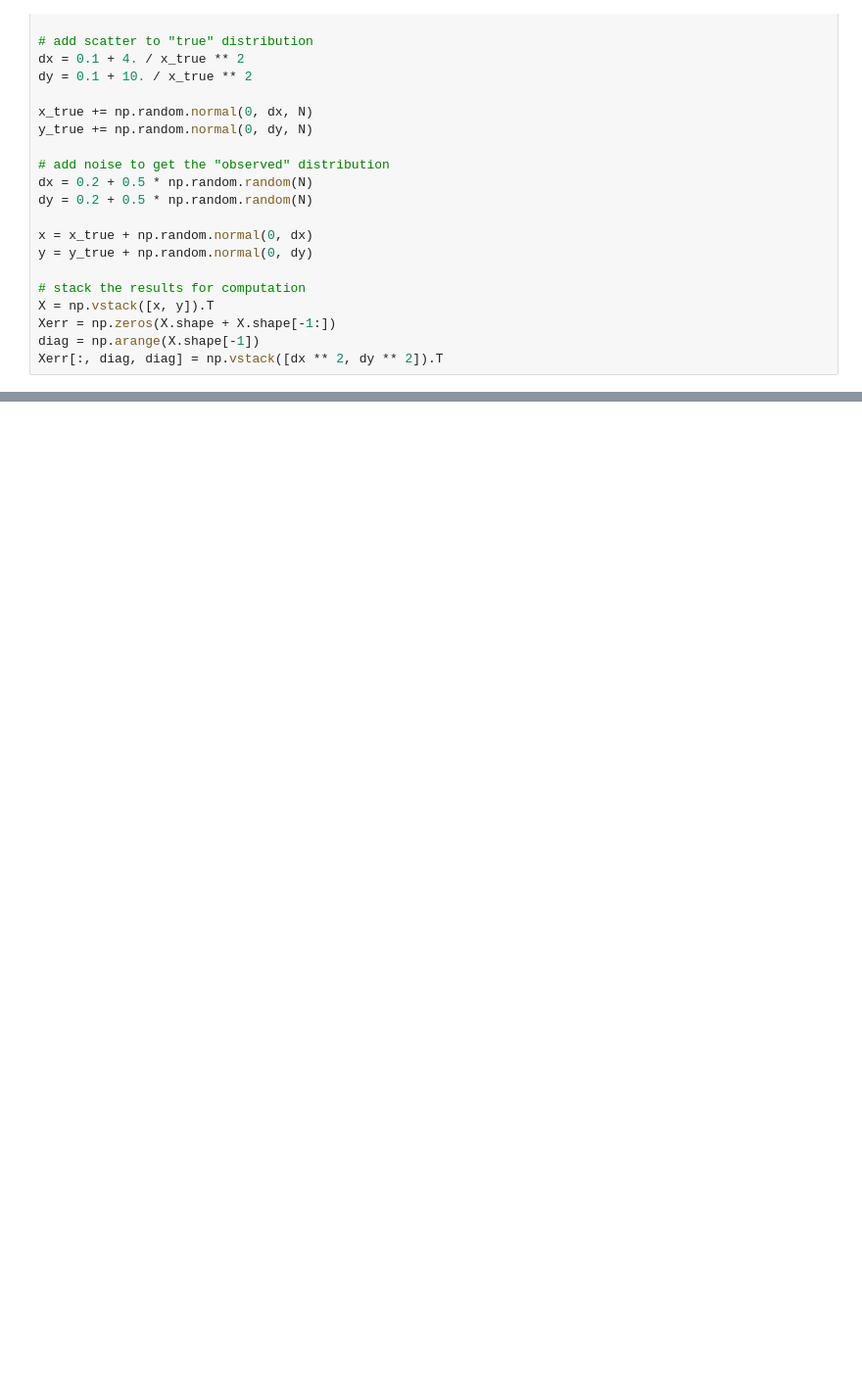
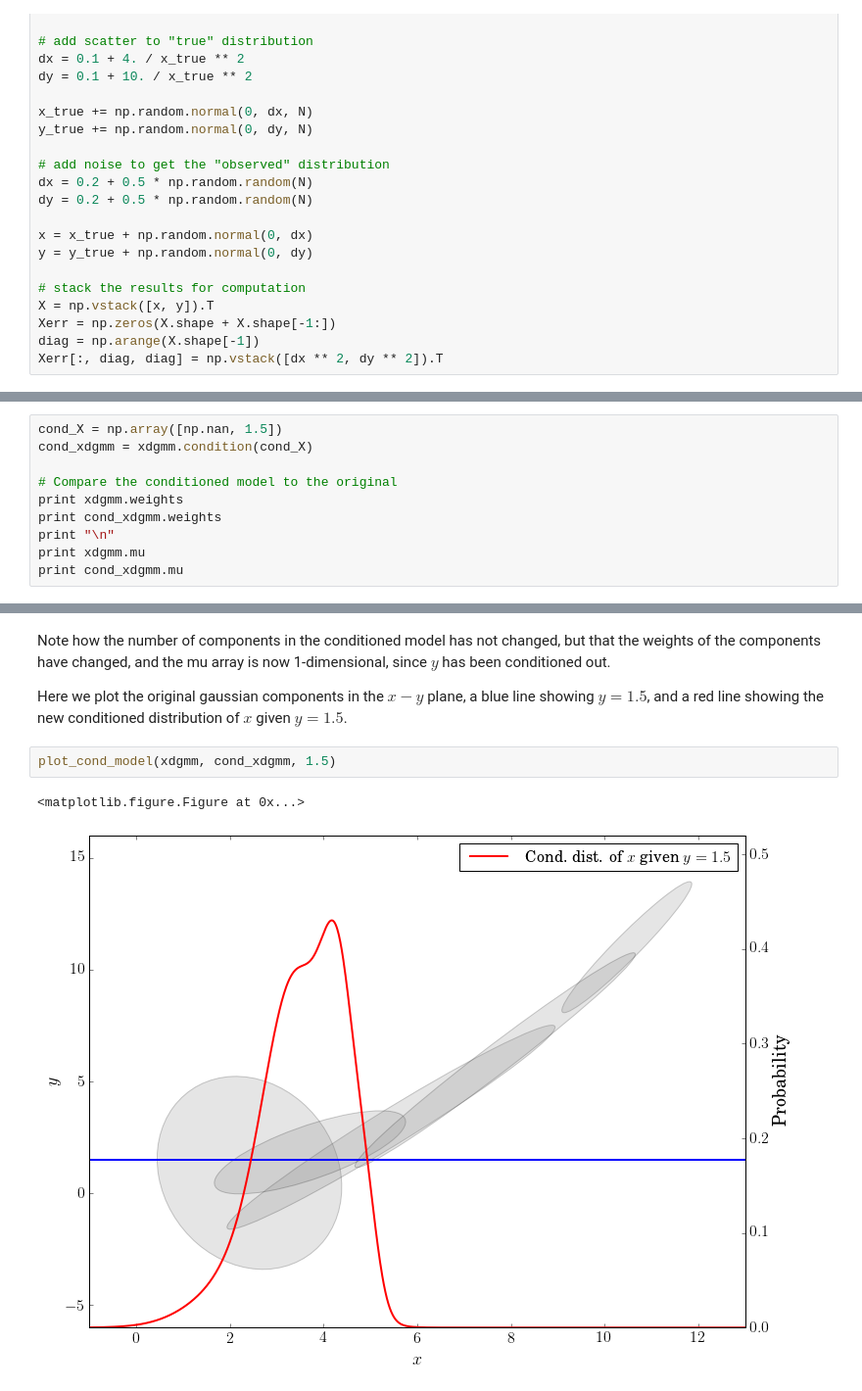
Before and after one commit to tholoien/XDGMM, a Jupyter notebook: Notebooks/Demo.ipynb, the cells around one changed output, grey strips where cells are left out. Shown at 98% size. Drawn from its saved outputs; the diff is of its cells as text; blank space fills up the shorter version.

```diff
--- a/Notebooks/Demo.ipynb
+++ b/Notebooks/Demo.ipynb
@@ -92,0 +129,10 @@ plt.show()
+# %%
+cond_X = np.array([np.nan, 1.5])
+cond_xdgmm = xdgmm.condition(cond_X)
+
+# Compare the conditioned model to the original
+print xdgmm.weights
+print cond_xdgmm.weights
+print "\n"
+print xdgmm.mu
+print cond_xdgmm.mu
@@ -92,0 +155,9 @@ plt.show()
+# %% [markdown]
+Note how the number of components in the conditioned model has not changed, but that the weights of the components have changed, and the mu array is now 1-dimensional, since $y$ has been conditioned out.
+
+Here we plot the original gaussian components in the $x-y$ plane, a blue line showing $y=1.5$, and a red line showing the new conditioned distribution of $x$ given $y=1.5$.
+# %%
+plot_cond_model(xdgmm, cond_xdgmm, 1.5)
+# %% [output]
+<matplotlib.figure.Figure at 0x...>
+[figure, added]
```
Also changed, not shown: parts of 19 cells of this notebook, 2 other files.
